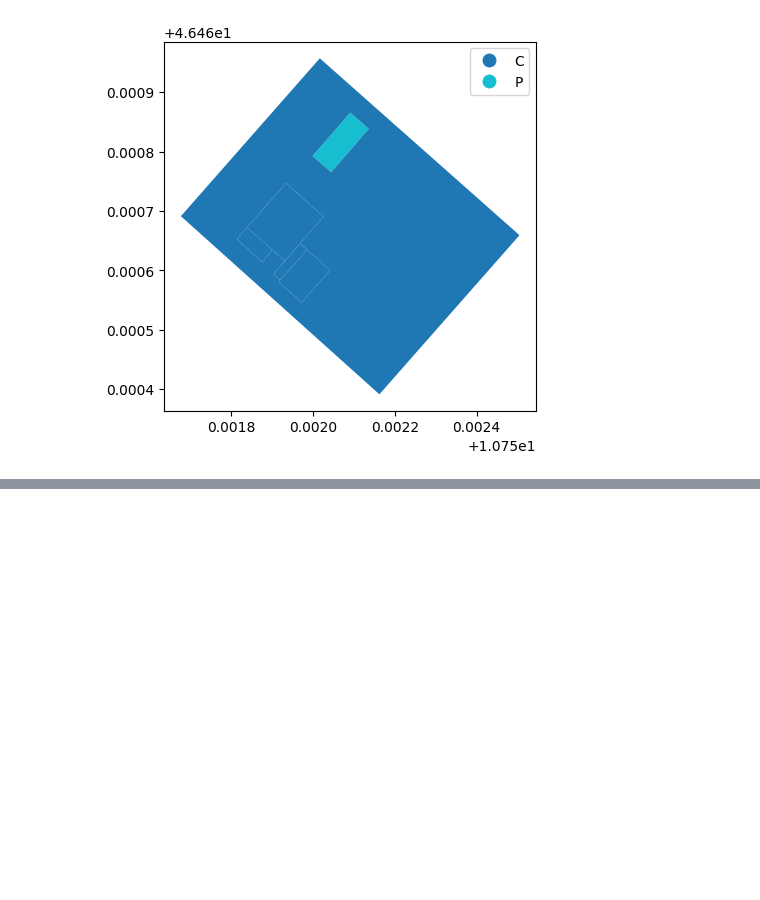
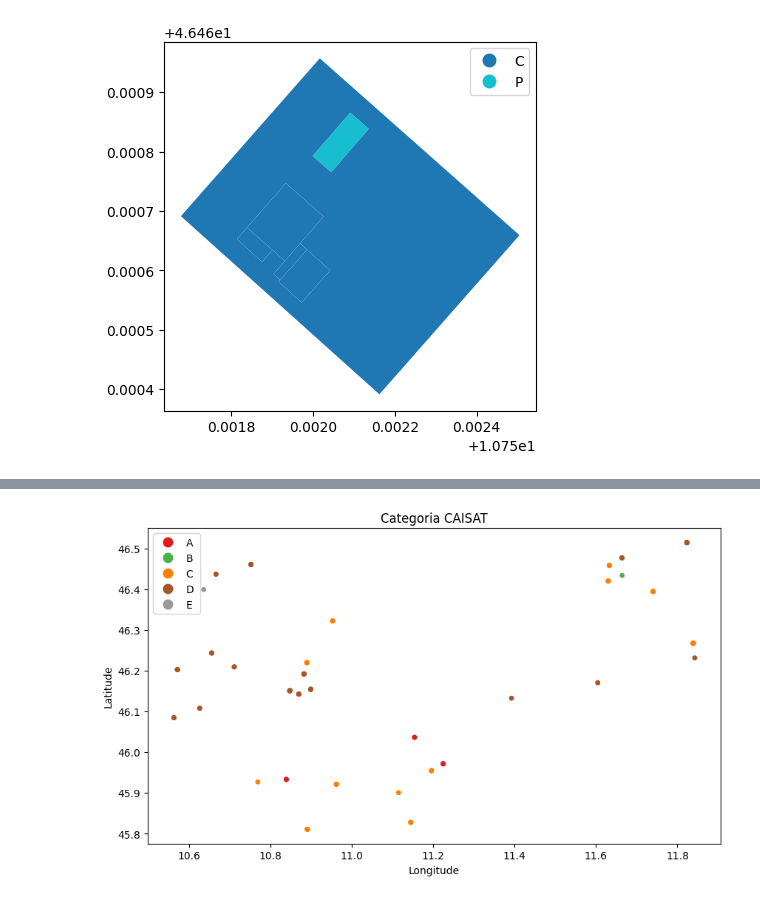
Before and after one commit to dclfbk/alpinehutsustainability, a Jupyter notebook: code/huts_download.ipynb, the cells around one changed output, grey strips where cells are left out. Saved outputs shown, nothing was run; the diff lists cells and outputs as text; code cells hidden in the pictures; blank space fills up the shorter version.

```diff
--- a/code/huts_download.ipynb
+++ b/code/huts_download.ipynb
@@ -109,0 +340,10 @@ parcels_huts_df.to_file("../data/cad_parcels_huts.geojson")
+# %%
+# Create a geometry column from siat_point_x and siat_point_y
+polygons_gdf['geometry_siat_point'] = gpd.points_from_xy(polygons_gdf['siat_point_x'], polygons_gdf['siat_point_y'])
+# Set the GeoDataFrame's geometry to the new geometry column
+polygons_gdf_pointgeom = gpd.GeoDataFrame(polygons_gdf, geometry='geometry_siat_point')
+polygons_gdf_pointgeom.set_geometry('geometry_siat_point')
+
+## Optionally remove the polygon geometry column
+# polygons_gdf_pointgeom = polygons_gdf_pointgeom.drop(columns=['geometry'])
+# polygons_gdf_pointgeom = polygons_gdf_pointgeom.rename(columns={'geometry_siat_point': 'geometry'})
@@ -109,0 +364,10 @@ parcels_huts_df.to_file("../data/cad_parcels_huts.geojson")
+# %%
+# Plotting
+fig, ax = plt.subplots(figsize=(10, 10))
+polygons_gdf_pointgeom.plot(column='categoria_CAISAT', ax=ax, markersize=15, legend=True, cmap='Set1')
+ax.set_title('Categoria CAISAT')
+ax.set_xlabel('Longitude')
+ax.set_ylabel('Latitude')
+plt.show()
+# %% [output]
+[figure, added]
```
Also changed, not shown: parts of 36 cells of this notebook, 9 other files.
